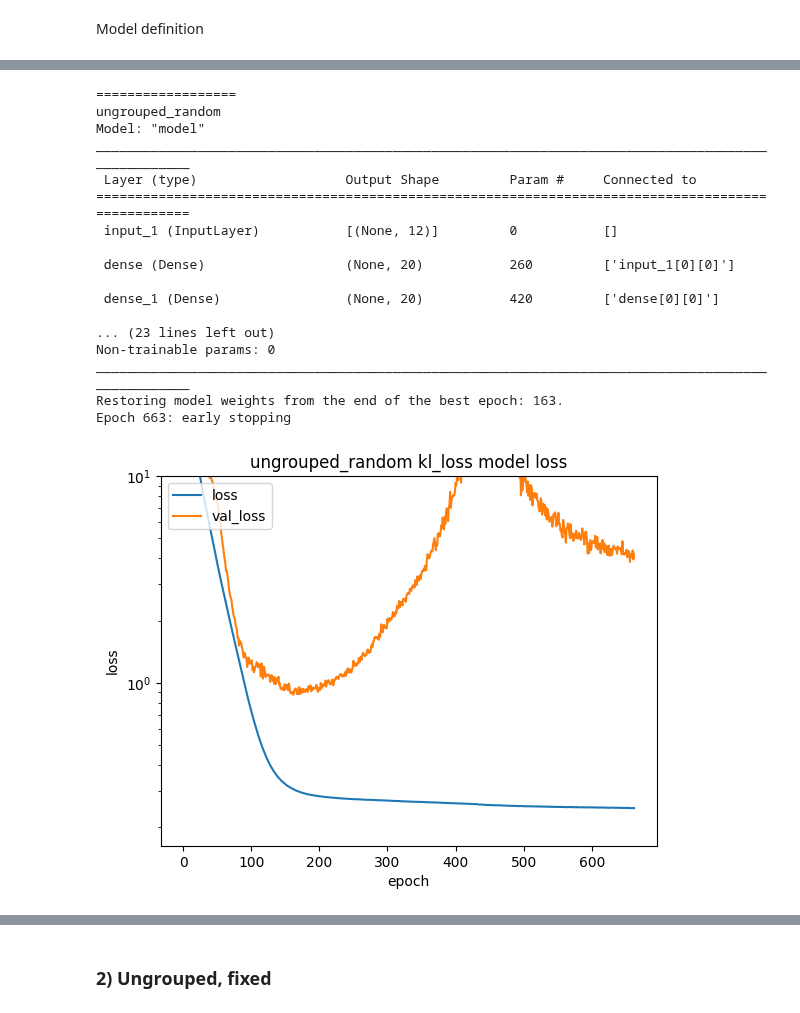
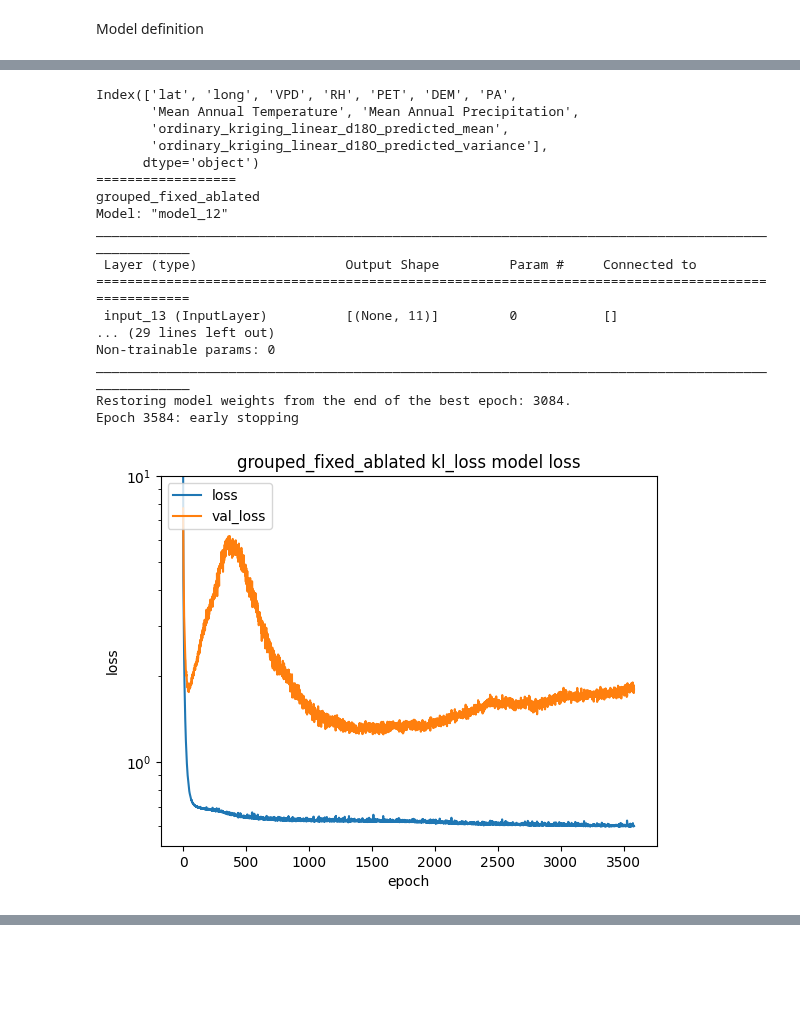
Before and after one commit to tnc-br/ddf-isoscapes, a Jupyter notebook: dnn/boosting.ipynb, the cells around one changed output, grey strips where cells are left out. Drawn from its saved outputs; the diff is of its cells as text; code cells hidden in the pictures; blank space fills up the shorter version.

```diff
--- a/dnn/boosting.ipynb
+++ b/dnn/boosting.ipynb
@@ -180,7 +202,7 @@ def kl_divergence_helper(real, predicted, sample):
     # standard deviation to use for mean and stdev used in KL divergence loss.
     if sample:
       predicted_value, predicted_std = sample_normal_distribution(
-          mean=predicted_value, stdev=predicted_std, n=5)
+          mean=predicted_value, stdev=predicted_std, n=15)
 
     kl_loss = -0.5 + tf.math.log(predicted_std/real_std) + \
      (tf.square(real_std) + tf.square(real_value - predicted_value))/ \
@@ -189,4 +211,4 @@ def kl_divergence_helper(real, predicted, sample):
     return tf.math.reduce_mean(kl_loss)
 
 def kl_divergence(real, predicted):
-  return kl_divergence_helper(real, predicted, False)
+  return kl_divergence_helper(real, predicted, True)
@@ -343,20 +350,24 @@ def train_and_evaluate(sp: ScaledPartitions, run_id: str, training_batch_size=5)
   print("==================")
   print(run_id)
   history, model = train_or_update_variational_model(
-      sp, hidden_layers=[20, 20], epochs=5000, batch_size=training_batch_size,
-      lr=0.0001, model_file=run_id+".h5", use_checkpoint=False)
+      sp, hidden_layers=[20, 20], epochs=10000, batch_size=training_batch_size,
+      lr=0.001, model_file=run_id+".h5", use_checkpoint=False)
   render_plot_loss(history, run_id+" kl_loss")
   model.save(get_model_save_location(run_id+".h5"), save_format="h5")
 
-  model.evaluate(x=sp.test.X, y=sp.test.Y)
+  best_epoch_index = history.history['val_loss'].index(min(history.history['val_loss']))
+  print('Val loss:', history.history['val_loss'][best_epoch_index])
+  print('Train loss:', history.history['loss'][best_epoch_index])
+  print('Test loss:', model.evaluate(x=sp.test.X, y=sp.test.Y, verbose=0))
+
   predictions = model.predict_on_batch(sp.test.X)
+  predictions = pd.DataFrame(predictions, columns=['d18O_cel_mean', 'd18O_cel_variance'])
+  rmse = np.sqrt(mean_squared_error(sp.test.Y['d18O_cel_mean'], predictions['d18O_cel_mean']))
+  print("dO18 RMSE: "+ str(rmse))
   print("EXPECTED:")
   print(sp.test.Y.to_string())
   print()
   print("PREDICTED:")
-  predictions = pd.DataFrame(predictions, columns=['d18O_cel_mean', 'd18O_cel_variance'])
   print(predictions.to_string())
-
-  rmse = np.sqrt(mean_squared_error(sp.test.Y['d18O_cel_mean'], predictions['d18O_cel_mean']))
-  print("RMSE: "+ str(rmse))
+  return model
 # %% [markdown]
@@ -368,28 +715,34 @@ Use the same model configured the same way for every run, with the exception of
 # %%
-ungrouped_random = {
-    'TRAIN' : os.path.join(FP_ROOT, "amazon_sample_data/uc_davis_2023_08_12_train_random_ungrouped.csv"),
-    'TEST' : os.path.join(FP_ROOT, "amazon_sample_data/uc_davis_2023_08_12_test_random_ungrouped.csv"),
-    'VALIDATION' : os.path.join(FP_ROOT, "amazon_sample_data/uc_davis_2023_08_12_validation_random_ungrouped.csv"),
+grouped_fixed_fileset = {
+    'TRAIN' : os.path.join(FP_ROOT, 'amazon_sample_data/uc_davis_2023_08_26_isoscapes_train_fixed_grouped_ordinary_kriging_linear.csv'),
+    'TEST' : os.path.join(FP_ROOT, 'amazon_sample_data/uc_davis_2023_08_26_isoscapes_test_fixed_grouped_ordinary_kriging_linear.csv'),
+    'VALIDATION' : os.path.join(FP_ROOT, 'amazon_sample_data/uc_davis_2023_08_26_isoscapes_validation_fixed_grouped_ordinary_kriging_linear.csv'),
 }
 
-ungrouped_random_scaled = load_and_scale(ungrouped_random)
-train_and_evaluate(ungrouped_random_scaled, "ungrouped_random", training_batch_size=3)
+columns_to_keep = ['d18O_cel_mean', 'd18O_cel_variance',
+                   'lat', 'long', 'VPD', 'RH', 'PET', 'DEM', 'PA',
+                   'Mean Annual Temperature','Mean Annual Precipitation',
+                   'ordinary_kriging_linear_d18O_predicted_variance',
+                   'ordinary_kriging_linear_d18O_predicted_mean']
+
+data = load_and_scale(grouped_fixed_fileset, columns_to_keep)
+model = train_and_evaluate(data, "grouped_fixed_ablated", training_batch_size=3)
 # %% [output]
+Index(['lat', 'long', 'VPD', 'RH', 'PET', 'DEM', 'PA',
+       'Mean Annual Temperature', 'Mean Annual Precipitation',
+       'ordinary_kriging_linear_d18O_predicted_mean',
+       'ordinary_kriging_linear_d18O_predicted_variance'],
+      dtype='object')
 ==================
-ungrouped_random
-Model: "model"
+grouped_fixed_ablated
+Model: "model_12"
 __________________________________________________________________________________________________
  Layer (type)                   Output Shape         Param #     Connected to
 ==================================================================================================
- input_1 (InputLayer)           [(None, 12)]         0           []
-
- dense (Dense)                  (None, 20)           260         ['input_1[0][0]']
-
- dense_1 (Dense)                (None, 20)           420         ['dense[0][0]']
-
-... (23 lines left out)
+ input_13 (InputLayer)          [(None, 11)]         0           []
+... (29 lines left out)
 Non-trainable params: 0
 __________________________________________________________________________________________________
-Restoring model weights from the end of the best epoch: 163.
-Epoch 663: early stopping
+Restoring model weights from the end of the best epoch: 3084.
+Epoch 3584: early stopping
-[figure, old version]
+[figure, new version]
@@ -414,3 +767 @@ RMSE: 0.8983789631690331
          [[{{node Placeholder/_0}}]]
-# %% [markdown]
-### 2) Ungrouped, fixed
```
Also changed, not shown: parts of 23 cells of this notebook.
